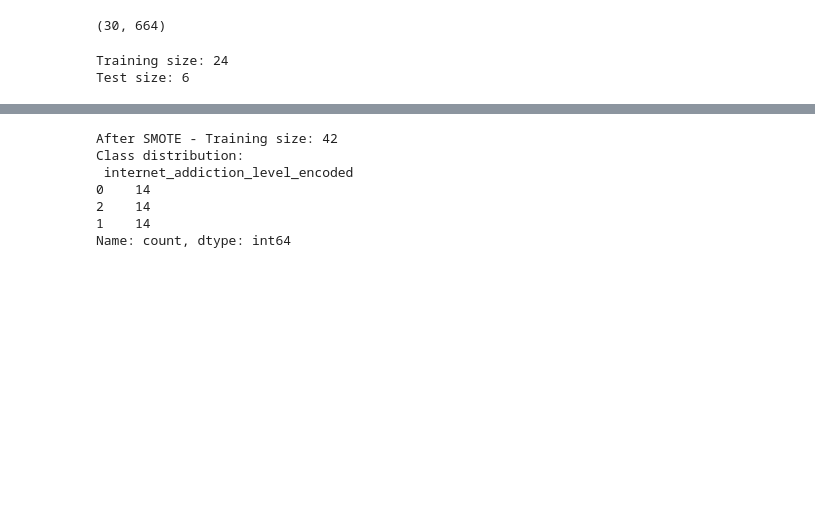
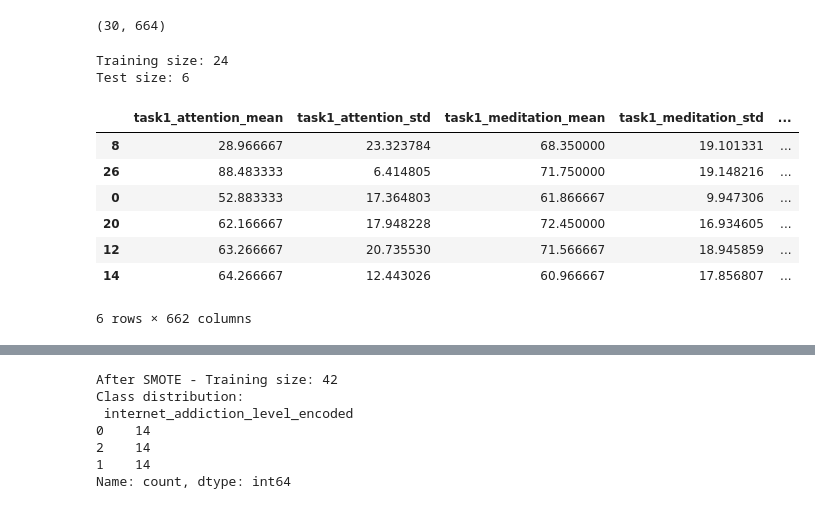
Before and after one commit to Hrishikesh-Mhaiskar/iAddictDetect, a Jupyter notebook: Internet_Addiction_predictor.ipynb, the cells around one changed output, grey strips where cells are left out. Cells and saved outputs as stored; diff of their text form; code cells hidden in the pictures; blank space fills up the shorter version.

```diff
--- a/Internet_Addiction_predictor.ipynb
+++ b/Internet_Addiction_predictor.ipynb
@@ -31,3 +30,14 @@ print("Test size:", len(X_test))
 # %% [output]
 Training size: 24
 Test size: 6
+# %%
+X_test
+# %% [output]
+|  | task1_attention_mean | task1_attention_std | task1_meditation_mean | task1_meditation_std | ... |
+| 8 | 28.966667 | 23.323784 | 68.350000 | 19.101331 | ... |
+| 26 | 88.483333 | 6.414805 | 71.750000 | 19.148216 | ... |
+| 0 | 52.883333 | 17.364803 | 61.866667 | 9.947306 | ... |
+| 20 | 62.166667 | 17.948228 | 72.450000 | 16.934605 | ... |
+| 12 | 63.266667 | 20.735530 | 71.566667 | 18.945859 | ... |
+| 14 | 64.266667 | 12.443026 | 60.966667 | 17.856807 | ... |
+6 rows × 662 columns
```
Also changed, not shown: parts of 8 cells of this notebook, 3 other files.
